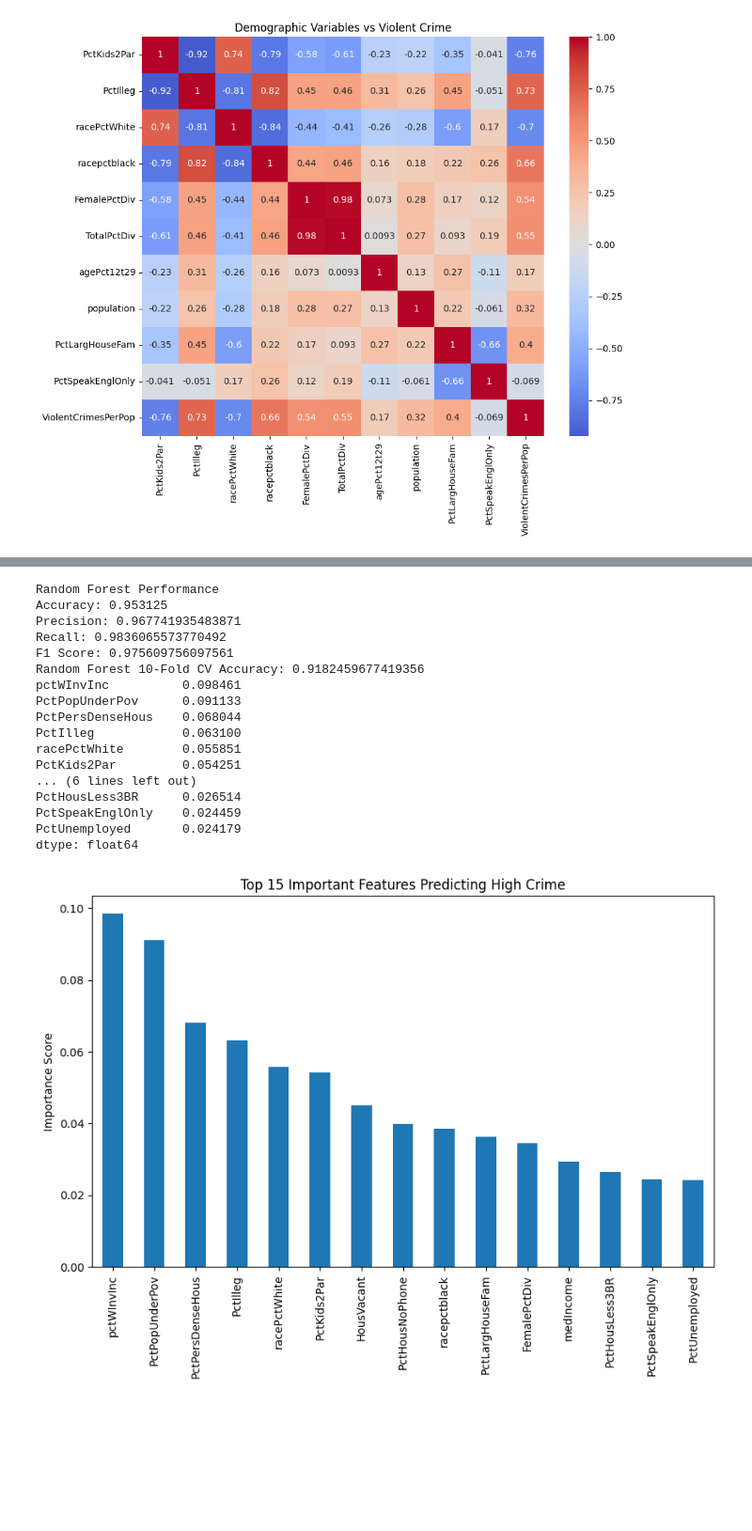
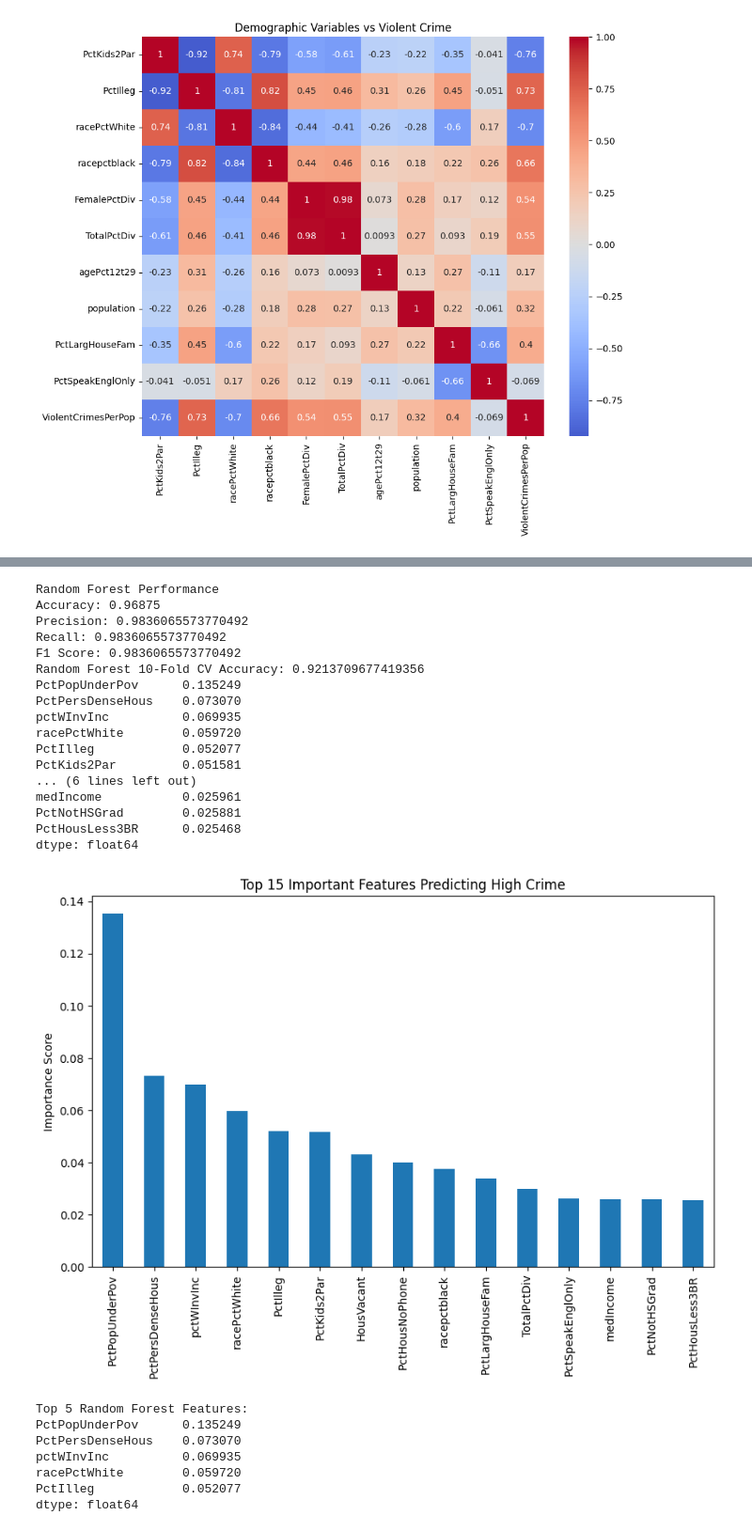
Before and after one commit to nlTyler/urban-crime-statistical-analysis, a Jupyter notebook: 210_Final_1.ipynb, the cells around one changed output, grey strips where cells are left out. Shown at 94% size. Cells and saved outputs as stored; diff of their text form; code cells hidden in the pictures; blank space fills up the shorter version.

```diff
--- a/210_Final_1.ipynb
+++ b/210_Final_1.ipynb
@@ -56,7 +56,7 @@ economic_vars = [
 'PctUnemployed',
 'PctNotHSGrad',
 'PctBSorMore',
-#'PctWPubAsst',
+'pctWSocSec',
 'pctWInvInc',
 'MedRentPctHousInc',
 'PctOccupMgmtProf'
@@ -416,47 +445,64 @@ print("F1 Score:", f1_rf)
 rf_cv_accuracy = cross_val_score(
     rf_model,
     X,
     y,
     cv=10,
     scoring='accuracy'
 )
 
 print("Random Forest 10-Fold CV Accuracy:", rf_cv_accuracy.mean())
 
 feature_importance = pd.Series(
     rf_model.feature_importances_,
     index=features
 ).sort_values(ascending=False)
 
 print(feature_importance.head(15))
 
 plt.figure(figsize=(10,6))
 
 feature_importance.head(15).plot(kind='bar')
 
 plt.title("Top 15 Important Features Predicting High Crime")
 plt.ylabel("Importance Score")
 
 plt.show()
+
+rf_importance = pd.Series(
+    rf_model.feature_importances_,
+    index=features
+)
+
+top5_rf = rf_importance.sort_values(ascending=False).head(5)
+
+print("Top 5 Random Forest Features:")
+print(top5_rf)
 # %% [output]
 Random Forest Performance
-Accuracy: 0.953125
-Precision: 0.967741935483871
+Accuracy: 0.96875
+Precision: 0.9836065573770492
 Recall: 0.9836065573770492
-F1 Score: 0.975609756097561
-Random Forest 10-Fold CV Accuracy: 0.9182459677419356
-pctWInvInc          0.098461
-PctPopUnderPov      0.091133
-PctPersDenseHous    0.068044
-PctIlleg            0.063100
-racePctWhite        0.055851
-PctKids2Par         0.054251
+F1 Score: 0.9836065573770492
+Random Forest 10-Fold CV Accuracy: 0.9213709677419356
+PctPopUnderPov      0.135249
+PctPersDenseHous    0.073070
+pctWInvInc          0.069935
+racePctWhite        0.059720
+PctIlleg            0.052077
+PctKids2Par         0.051581
 ... (6 lines left out)
-PctHousLess3BR      0.026514
-PctSpeakEnglOnly    0.024459
-PctUnemployed       0.024179
+medIncome           0.025961
+PctNotHSGrad        0.025881
+PctHousLess3BR      0.025468
 dtype: float64
-[figure, old version]
+[figure, new version]
+Top 5 Random Forest Features:
+PctPopUnderPov      0.135249
+PctPersDenseHous    0.073070
+pctWInvInc          0.069935
+racePctWhite        0.059720
+PctIlleg            0.052077
+dtype: float64
 # %%
 #Feature Importance Plot: shows which urban variables most influence crime predictin in Random forest
 feature_importance = pd.Series(
```
Also changed, not shown: parts of 26 cells of this notebook.
